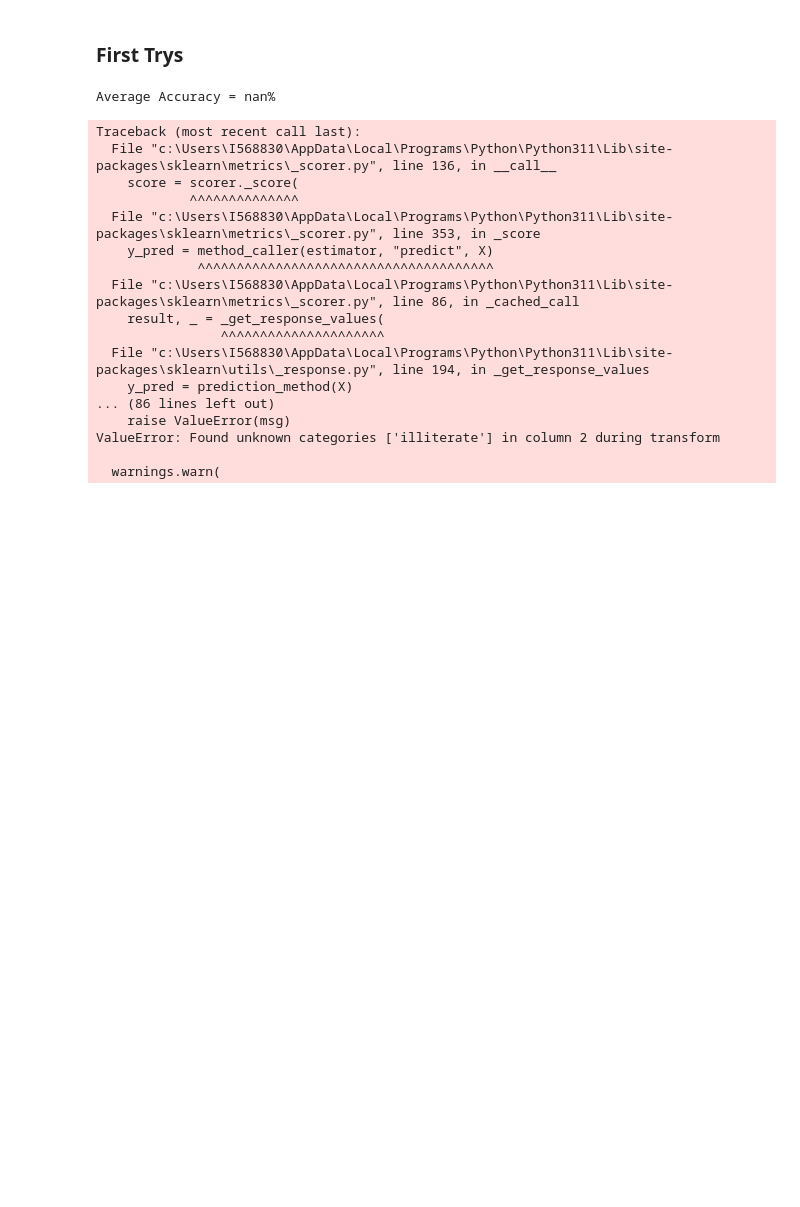
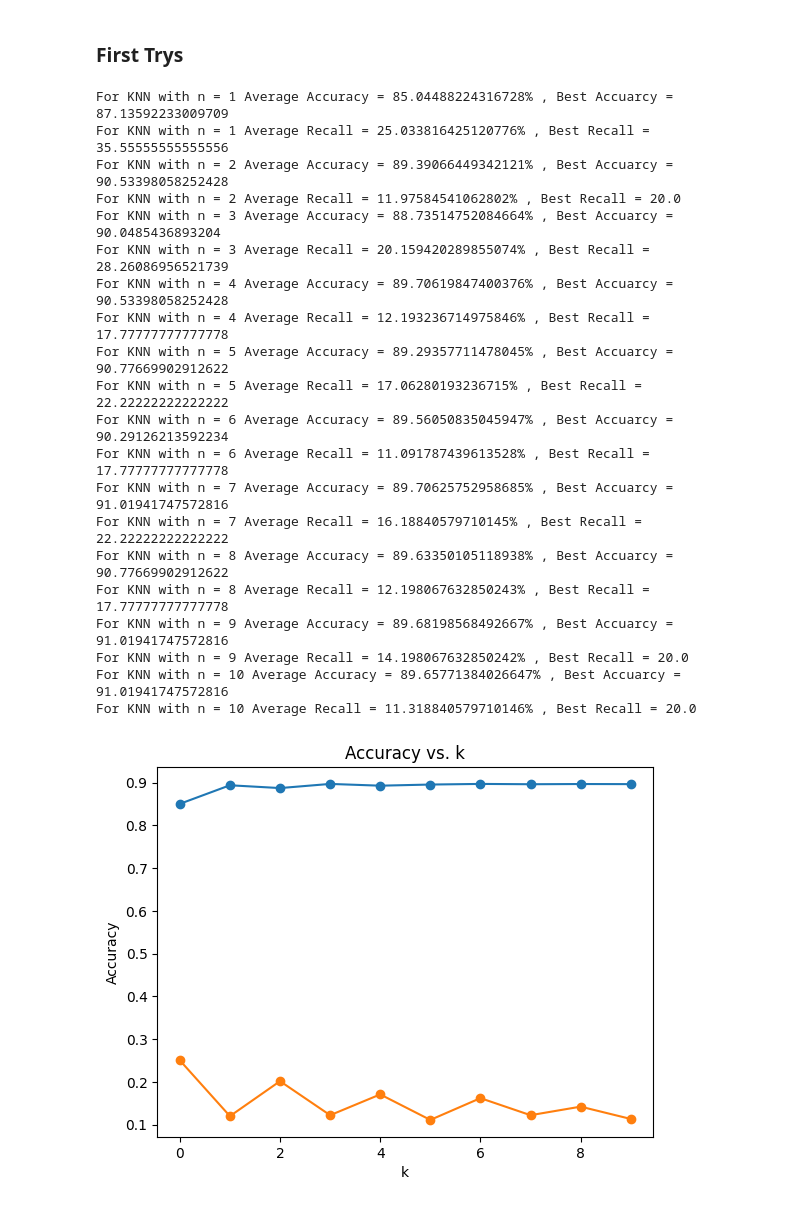
Before and after one commit to joscha-st/ibait_ml_g1, a Jupyter notebook: research.ipynb, the cells around one changed output. Drawn from its saved outputs; the diff is of its cells as text; code cells hidden in the pictures; blank space fills up the shorter version.

Commit message:
new graph

```diff
--- a/research.ipynb
+++ b/research.ipynb
@@ -87,30 +83,49 @@ encoded
 4119 rows × 62 columns
 # %% [markdown]
 ### First Trys
-# %%
-
-from sklearn.model_selection import cross_val_score
-
-
-accuracy = cross_val_score(pipeline, bank_preprocessed, bank_target, cv=10, scoring='accuracy')
-
-print("Average Accuracy = {}%".format(accuracy.mean() * 100.0))
-# %% [output]
-Average Accuracy = nan%
-Traceback (most recent call last):
-  File "c:\Users\I568830\AppData\Local\Programs\Python\Python311\Lib\site-packages\sklearn\metrics\_scorer.py", line 136, in __call__
-    score = scorer._score(
-            ^^^^^^^^^^^^^^
-  File "c:\Users\I568830\AppData\Local\Programs\Python\Python311\Lib\site-packages\sklearn\metrics\_scorer.py", line 353, in _score
-    y_pred = method_caller(estimator, "predict", X)
-             ^^^^^^^^^^^^^^^^^^^^^^^^^^^^^^^^^^^^^^
-  File "c:\Users\I568830\AppData\Local\Programs\Python\Python311\Lib\site-packages\sklearn\metrics\_scorer.py", line 86, in _cached_call
-    result, _ = _get_response_values(
-                ^^^^^^^^^^^^^^^^^^^^^
-  File "c:\Users\I568830\AppData\Local\Programs\Python\Python311\Lib\site-packages\sklearn\utils\_response.py", line 194, in _get_response_values
-    y_pred = prediction_method(X)
-... (86 lines left out)
-    raise ValueError(msg)
-ValueError: Found unknown categories ['illiterate'] in column 2 during transform
-
-  warnings.warn(
+# %%
+
+import matplotlib.pyplot as plt
+from sklearn.model_selection import cross_val_score
+
+accuracy_scores = []
+recall_scores = []
+
+for n in range(10):
+    estimator = KNeighborsClassifier(n_neighbors=n+1)
+    accuracy = cross_val_score(estimator, bank_encoded, bank_target, cv=10, scoring='accuracy')
+    print("For KNN with n = {} Average Accuracy = {}% , Best Accuarcy = {}".format(n+1, accuracy.mean() * 100.0, accuracy.max() * 100.0))
+    accuracy_scores.append(accuracy.mean())
+
+    recall = cross_val_score(estimator, bank_encoded, bank_target, cv=10, scoring='recall')
+    print("For KNN with n = {} Average Recall = {}% , Best Recall = {}".format(n+1, recall.mean() * 100.0, recall.max() * 100.0))
+    recall_scores.append(recall.mean())
+
+plt.plot(range(10), accuracy_scores, marker='o')
+plt.plot(range(10), recall_scores, marker='o')
+plt.xlabel('k')
+plt.ylabel('Accuracy')
+plt.title('Accuracy vs. k')
+plt.show()
+# %% [output]
+For KNN with n = 1 Average Accuracy = 85.04488224316728% , Best Accuarcy = 87.13592233009709
+For KNN with n = 1 Average Recall = 25.033816425120776% , Best Recall = 35.55555555555556
+For KNN with n = 2 Average Accuracy = 89.39066449342121% , Best Accuarcy = 90.53398058252428
+For KNN with n = 2 Average Recall = 11.97584541062802% , Best Recall = 20.0
+For KNN with n = 3 Average Accuracy = 88.73514752084664% , Best Accuarcy = 90.0485436893204
+For KNN with n = 3 Average Recall = 20.159420289855074% , Best Recall = 28.26086956521739
+For KNN with n = 4 Average Accuracy = 89.70619847400376% , Best Accuarcy = 90.53398058252428
+For KNN with n = 4 Average Recall = 12.193236714975846% , Best Recall = 17.77777777777778
+For KNN with n = 5 Average Accuracy = 89.29357711478045% , Best Accuarcy = 90.77669902912622
+For KNN with n = 5 Average Recall = 17.06280193236715% , Best Recall = 22.22222222222222
+For KNN with n = 6 Average Accuracy = 89.56050835045947% , Best Accuarcy = 90.29126213592234
+For KNN with n = 6 Average Recall = 11.091787439613528% , Best Recall = 17.77777777777778
+For KNN with n = 7 Average Accuracy = 89.70625752958685% , Best Accuarcy = 91.01941747572816
+For KNN with n = 7 Average Recall = 16.18840579710145% , Best Recall = 22.22222222222222
+For KNN with n = 8 Average Accuracy = 89.63350105118938% , Best Accuarcy = 90.77669902912622
+For KNN with n = 8 Average Recall = 12.198067632850243% , Best Recall = 17.77777777777778
+For KNN with n = 9 Average Accuracy = 89.68198568492667% , Best Accuarcy = 91.01941747572816
+For KNN with n = 9 Average Recall = 14.198067632850242% , Best Recall = 20.0
+For KNN with n = 10 Average Accuracy = 89.65771384026647% , Best Accuarcy = 91.01941747572816
+For KNN with n = 10 Average Recall = 11.318840579710146% , Best Recall = 20.0
+[figure, added]
```
Also changed, not shown: parts of 1 cell of this notebook.
